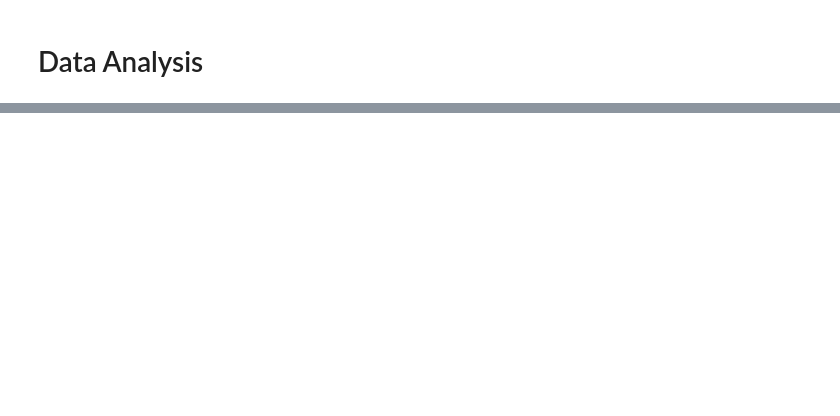
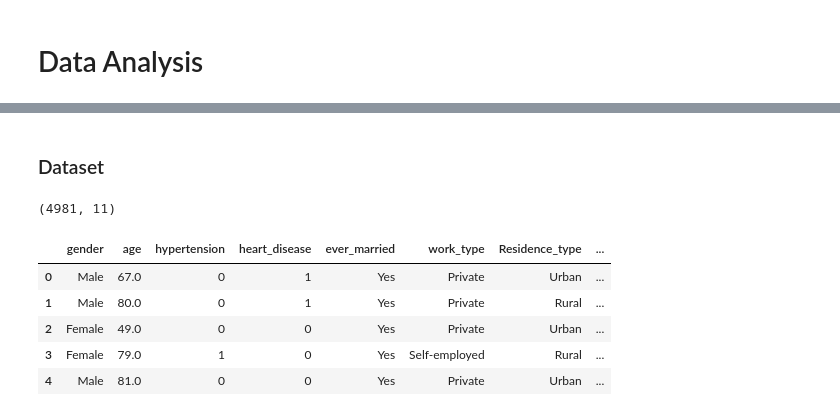
Before and after one commit to shanth1/brain-stroke-ml, a Jupyter notebook: preprocessing.ipynb, the cells around one changed output, grey strips where cells are left out. Cells and saved outputs as stored; diff of their text form; code cells hidden in the pictures; blank space fills up the shorter version.

```diff
--- a/preprocessing.ipynb
+++ b/preprocessing.ipynb
@@ -18,0 +21,19 @@ ModuleNotFoundError: No module named 'matplotlib'
+# %% [markdown]
+### Dataset
+# %%
+# load dataset
+df = pd.read_csv('dataset/brain_stroke.csv')
+
+# rows and columns of the data
+print(df.shape)
+
+# visualise the dataset
+df.head()
+# %% [output]
+(4981, 11)
+|  | gender | age | hypertension | heart_disease | ever_married | work_type | Residence_type | ... |
+| 0 | Male | 67.0 | 0 | 1 | Yes | Private | Urban | ... |
+| 1 | Male | 80.0 | 0 | 1 | Yes | Private | Rural | ... |
+| 2 | Female | 49.0 | 0 | 0 | Yes | Private | Urban | ... |
+| 3 | Female | 79.0 | 1 | 0 | Yes | Self-employed | Rural | ... |
+| 4 | Male | 81.0 | 0 | 0 | Yes | Private | Urban | ... |
```
Also changed, not shown: parts of 25 cells of this notebook.
